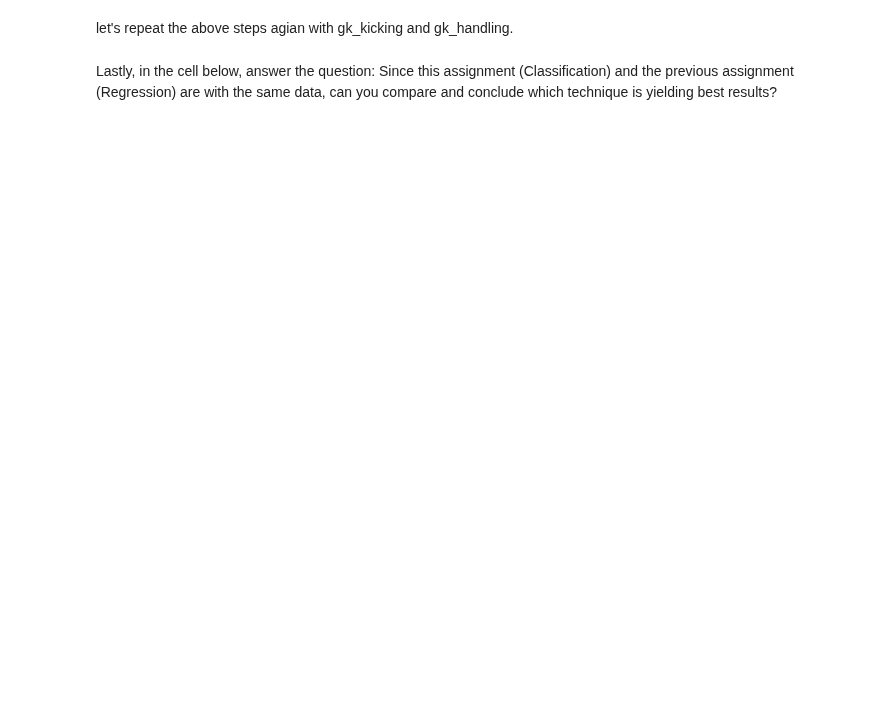
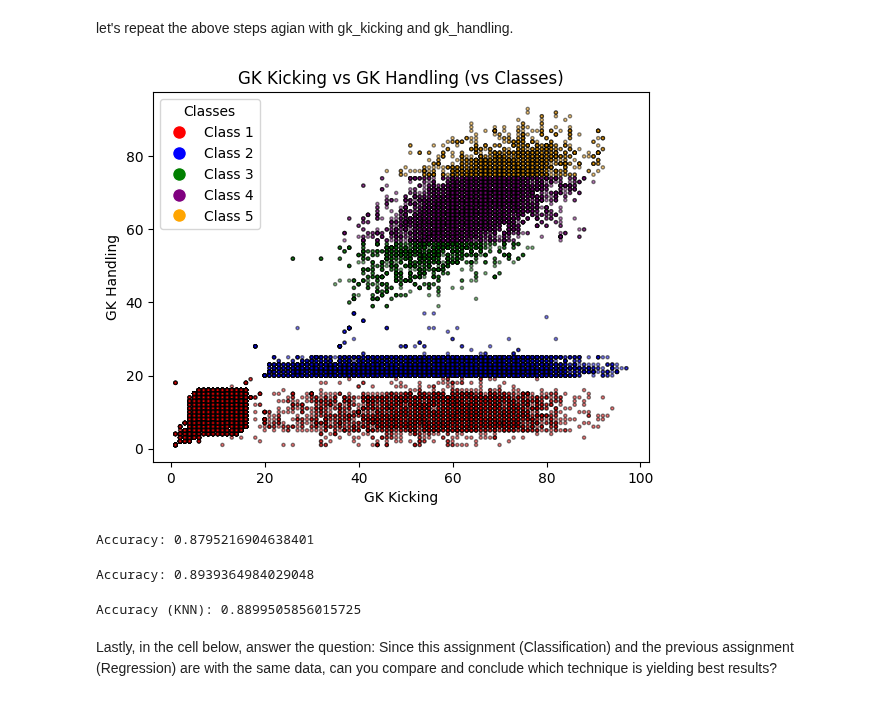
Before and after one commit to omanar1/usable_ai, a Jupyter notebook: Homework/HW7_assignment_m07_classification.ipynb, the cells around one changed output. Drawn from its saved outputs; the diff is of its cells as text; code cells hidden in the pictures; blank space fills up the shorter version.

```diff
--- a/Homework/HW7_assignment_m07_classification.ipynb
+++ b/Homework/HW7_assignment_m07_classification.ipynb
@@ -271,6 +275,29 @@ let's repeat the above steps agian with gk_kicking and gk_handling.
 # %%
 # Your Code Here
 
-# Do classes -> handling
+# Doing classes over gk_handling
 
 x = player_attr_df[['gk_kicking']].values
+y = player_attr_df[['gk_handling']].values
+
+classes = pd.cut(player_attr_df['gk_handling'], bins=5, labels=['Class 1', 'Class 2', 'Class 3', 'Class 4', 'Class 5'])
+
+# Define colors for each class
+colors = {'Class 1': 'red', 'Class 2': 'blue', 'Class 3': 'green', 'Class 4': 'purple', 'Class 5': 'orange'}
+class_colors = [colors[c] for c in classes]
+
+# Plot the data with colors based on classes
+plt.scatter(x, y, c=class_colors, alpha=0.5,edgecolors="black", s=5)
+
+plt.xlabel("GK Kicking")
+plt.ylabel("GK Handling")
+plt.title("GK Kicking vs GK Handling (vs Classes)")
+
+# Add legend
+from matplotlib.lines import Line2D
+legend_elements = [Line2D([0], [0], marker='o', color='w', label=cls, markersize=10, markerfacecolor=col) for cls, col in colors.items()]
+plt.legend(handles=legend_elements, title="Classes")
+
+plt.show()
+# %% [output]
+[figure, added]
@@ -277,3 +313,37 @@ x = player_attr_df[['gk_kicking']].values
+# %%
+# Run Logistic Regression
+
+lr= LogisticRegression(C=1000.0, random_state=0,max_iter=1000) #Your Code Here
+lr.fit(X_train_std, y_train.ravel())
+y_pred= lr.predict(X_test_std)
+
+print(f'Accuracy: {accuracy_score(y_test, y_pred)}')
+# %% [output]
+Accuracy: 0.8795216904638401
+# %%
+# Run SVM (Support Vector Machine) - SVC() Support Vector Classification
+
+svm= SVC(kernel='linear', C=1.0, random_state=0, cache_size=7000) # Your Code Here
+svm.fit(X_train_std, y_train.ravel())
+y_pred = svm.predict(X_test_std) # Your Prediction Code Here
+
+print(f'Accuracy: {accuracy_score(y_test, y_pred)}')
+# %% [output]
+Accuracy: 0.8939364984029048
+# %%
+# Doing KNN
+
+knn = KNeighborsClassifier(n_neighbors=5, metric='euclidean') # Your Code here
+
+#Your Code to fit the model here
+knn.fit(X_train_std, y_train)
+
+y_pred_knn = knn.predict(X_test_std) # Your Prediction Code Here
+
+# Your Accuracy Output Code Here
+print(f'Accuracy (KNN): {accuracy_score(y_test, y_pred_knn)}')
+# %% [output]
+Accuracy (KNN): 0.8899505856015725
 # %% [markdown]
 Lastly, in the cell below, answer the question:
 Since this assignment (Classification) and the previous assignment (Regression) are with the same data, can you compare and conclude which technique is yielding best results?
```
Also changed, not shown: parts of 8 cells of this notebook.
